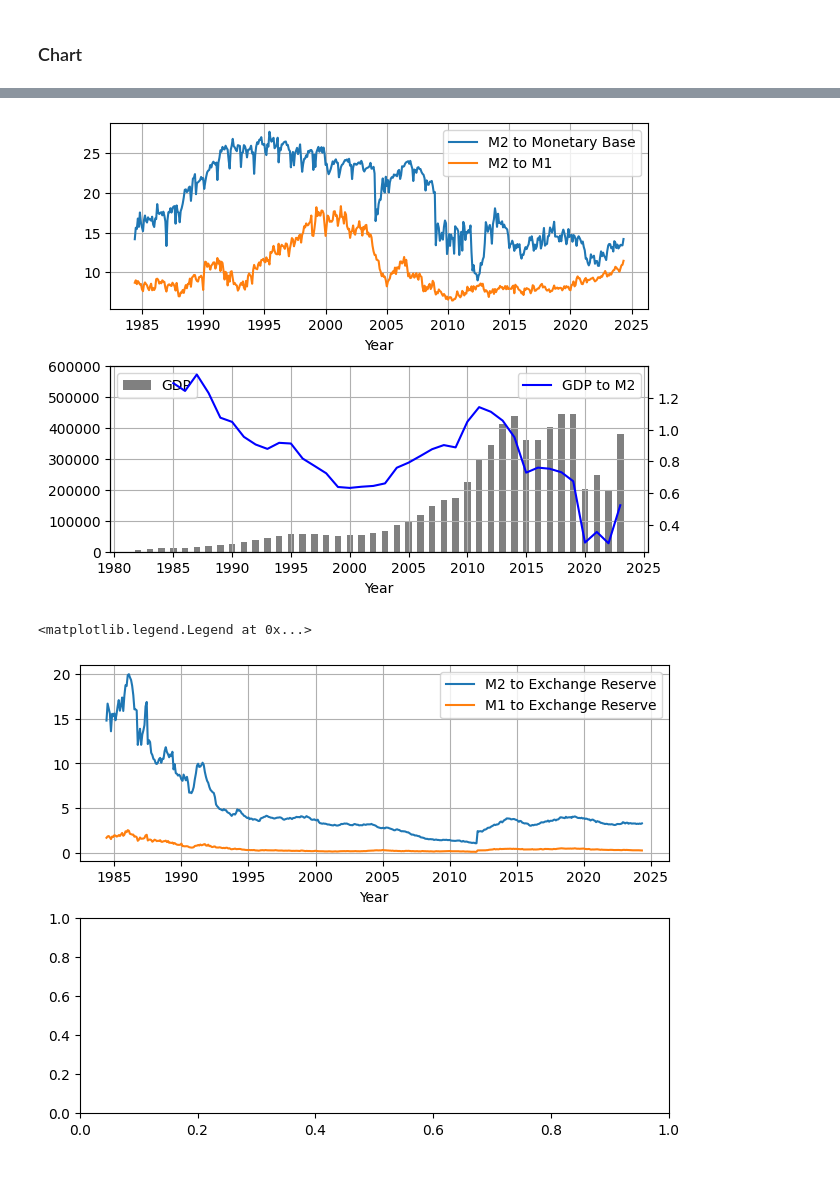
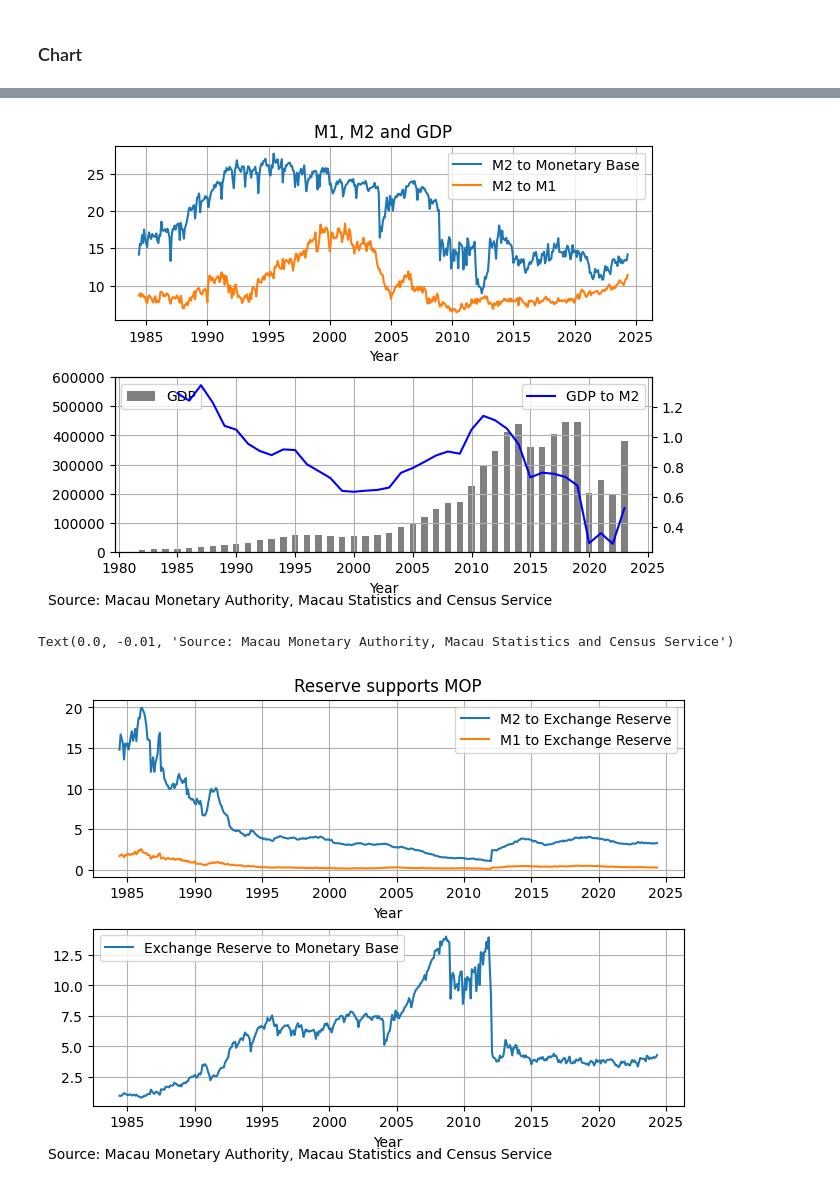
Before and after one commit to mogcai/BCPLP, a Jupyter notebook: Macau.ipynb, the cells around one changed output, grey strips where cells are left out. Cells and saved outputs as stored; diff of their text form; code cells hidden in the pictures.

```diff
--- a/Macau.ipynb
+++ b/Macau.ipynb
@@ -118,42 +138,55 @@ df=pd.concat([df_foreign_asset, df_monetary_base, df_money, df_GDP], axis=1)
 # %%
 df['m2_monbase']=df['M2']/df['Monetary Base']
 df['m2_m1']=df['M2']/df['M1']
 df['gdp_m2']=df['GDP']/df['M2']
 
 import matplotlib.pyplot as plt
 fig, axs = plt.subplots(2, 1, layout='constrained')
 axs[0].plot(df['m2_monbase'], label='M2 to Monetary Base')
 axs[0].plot(df['m2_m1'], label='M2 to M1')
 axs[0].set_xlabel('Year')
 axs[0].grid(True)
 axs[0].legend()
 
 gdp_plt=df.loc[df.index.strftime('%m-%d') == '01-01', 'GDP']
 axs[1].bar(df.loc[df.index.strftime('%m-%d') == '01-01'].index, df.loc[df.index.strftime('%m-%d') == '01-01', 'GDP'],
          label='GDP', color='grey' ,width=200)
+# axs[1].bar(df.loc[df.index.strftime('%m-%d') == '01-01'].index, df.loc[df.index.strftime('%m-%d') == '01-01', 'M2'],
+#          label='GDP', color='blue' ,width=200)
 axs[1].axis(ymax=600000)
 axs[1].set_xlabel('Year')
 
 axs2 = axs[1].twinx()
 axs2.plot(df.loc[df.index.strftime('%m-%d') == '01-01']['gdp_m2'], label='GDP to M2', color='blue')
 
 
 axs[1].grid(True)
 axs[1].legend()
 axs2.legend()
-
+axs[0].set_title('M1, M2 and GDP')
+fig.text(0.0, -0.01, 'Source: Macau Monetary Authority, Macau Statistics and Census Service')
 plt.show()
 # %% [output]
-[figure, old version]
+[figure, new version]
 # %%
 df['m2_reserve']=df['M2']/df['Foreign Exchange Reserves']
 df['m1_reserve']=df['M1']/df['Foreign Exchange Reserves']
+df['reserve_monbase']=df['Foreign Exchange Reserves']/df['Monetary Base']
+
 fig, axs = plt.subplots(2, 1, layout='constrained')
 axs[0].plot(df['m2_reserve'], label='M2 to Exchange Reserve')
 axs[0].plot(df['m1_reserve'], label='M1 to Exchange Reserve')
 axs[0].set_xlabel('Year')
 axs[0].grid(True)
+axs[0].set_title('Reserve supports MOP')
 axs[0].legend()
+
+axs[1].plot(df['reserve_monbase'], label='Exchange Reserve to Monetary Base')
+axs[1].set_xlabel('Year')
+axs[1].grid(True)
+axs[1].legend()
+
+fig.text(0.0, -0.01, 'Source: Macau Monetary Authority, Macau Statistics and Census Service')
 # %% [output]
-<matplotlib.legend.Legend at 0x...>
+Text(0.0, -0.01, 'Source: Macau Monetary Authority, Macau Statistics and Census Service')
-[figure, old version]
+[figure, new version]
```
Also changed, not shown: parts of 7 cells of this notebook.
